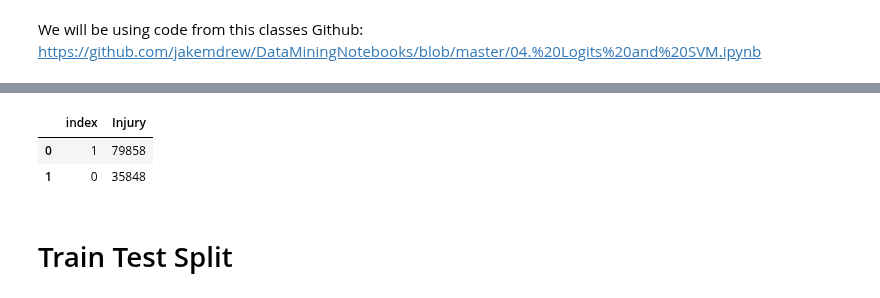
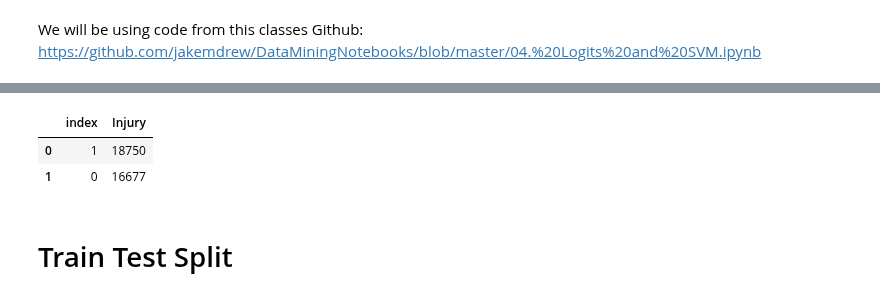
Before and after one commit to sajmera9/MachineLearning1, a Jupyter notebook: mini_lab.ipynb, the cells around one changed output, grey strips where cells are left out. Drawn from its saved outputs; the diff is of its cells as text; code cells hidden in the pictures.

```diff
--- a/mini_lab.ipynb
+++ b/mini_lab.ipynb
@@ -101,9 +117,15 @@ finaldamagecount.head(50)
+# %%
+#dealing with unknnowns
+#some columns we can't simply replace the blank value with "Unknown" or 0s since that will skew our data
+#'cert_max_gr_wt','afm_hrs_last_insp','rwy_len','rwy_width'
+# with the columns listed above we have elected to remove any rows where they are blank. This will help focus our data and it will still leave us with an ample amount of data
+final_data.dropna(subset=['cert_max_gr_wt','afm_hrs_last_insp','rwy_len','rwy_width'],inplace=True)
 # %%
 #rename the injuries columns to make them easier to read
-final_data = final_data.rename(columns={"inj_tot_f": "Total.Fatal.Injuries", "inj_tot_s": "Total.Serious.Injuries","inj_tot_m":"Total.Minor.Injuries","inj_tot_n":'Total.Uninjured',"inj_tot_t":"Total.Injuries"})
+final_data = final_data.rename(columns={"inj_tot_f": "Total_Fatal_Injuries", "inj_tot_s": "Total_Serious_Injuries","inj_tot_m":"Total_Minor_Injuries","inj_tot_n":'Total_Uninjured',"inj_tot_t":"Total_Injuries_Flight"})
 
 #fill in 0s when there wasn't an injury in that category
-final_data.update(final_data[['Total.Fatal.Injuries','Total.Serious.Injuries','Total.Minor.Injuries','Total.Uninjured','Total.Injuries','cert_max_gr_wt','afm_hrs_last_insp','rwy_len','rwy_width','inj_f_grnd','inj_m_grnd','inj_s_grnd']].fillna(0))
+final_data.update(final_data[['Total_Fatal_Injuries','Total_Serious_Injuries','Total_Minor_Injuries','Total_Uninjured','Total_Injuries_Flight','inj_f_grnd','inj_m_grnd','inj_s_grnd']].fillna(0))
 final_data.head()
 # %% [output]
 |  | Unnamed: 0 | index | ev_id | ntsb_no_x | acft_make | acft_model | cert_max_gr_wt | acft_category | ... |
@@ -115,7 +137,7 @@ final_data.head()
 5 rows × 35 columns
 # %%
 #set missing variables to Unknown in order to run our models
-final_data.update(final_data.fillna("Unknown"))
+final_data.update(final_data.fillna("UNK"))
 final_data.info()
 # %% [output]
 <class 'pandas.core.frame.DataFrame'>
@@ -147,3 +169,9 @@ del final_data["ntsb_no_x"]
 # %%
 #injuries = final_data["Total.Injuries"].value_counts().reset_index()
 #injuries.head(50)
+# %%
+#we want to account for ALL injuries. This includes injuries on the ground as well as passangers
+#Here we will make a new column that shows total injuries including ground ones
+final_data['Total_Injuries_Ground'] = final_data['inj_f_grnd']+final_data['inj_m_grnd']+final_data['inj_s_grnd']
+final_data['Total_Injuries'] = final_data['Total_Injuries_Ground']+final_data['Total_Injuries_Flight']
+final_data.head()
@@ -150,13 +186,13 @@ del final_data["ntsb_no_x"]
 # %%
 #create a new column of injuried or not to get a binary response
 #1 means someone was hurt 0 means someone was not
-final_data['Injury'] = np.where(final_data['Total.Injuries'] >0,1,0)
+final_data['Injury'] = np.where(final_data['Total_Injuries'] >0,1,0)
 injuries = final_data["Injury"].value_counts().reset_index()
 injuries.head(50)
 # %% [output]
 |  | index | Injury |
-| 0 | 1 | 79858 |
-| 1 | 0 | 35848 |
+| 0 | 1 | 18750 |
+| 1 | 0 | 16677 |
 # %% [markdown]
 # Train Test Split
 # %%
```
Also changed, not shown: parts of 11 cells of this notebook.
